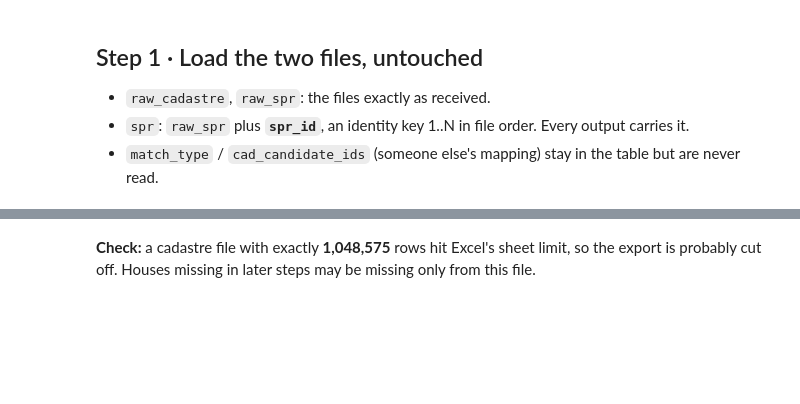
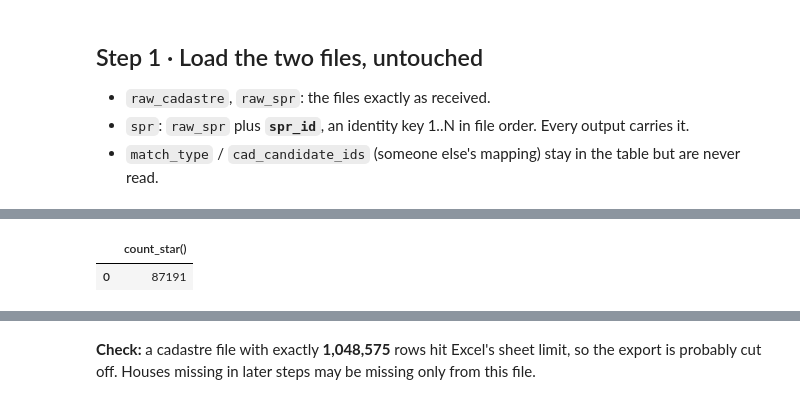
Before and after one commit to nareabg/spr-cadastre-mapping, a Jupyter notebook: walkthrough.ipynb, the cells around one changed output, grey strips where cells are left out. Drawn from its saved outputs; the diff is of its cells as text; code cells hidden in the pictures; blank space fills up the shorter version.

```diff
--- a/walkthrough.ipynb
+++ b/walkthrough.ipynb
@@ -44,4 +46,9 @@ q("""SELECT 'cadastre' AS file, count(*) AS rows FROM cadastre
 | 1 | spr | 614083 |
+# %%
+q("SELECT count(*) FROM spr where COALESCE(match_type, '') = 'AMBIGUOUS'")
+# %% [output]
+|  | count_star() |
+| 0 | 87191 |
 # %%
 q('SELECT * FROM spr ORDER BY spr_id LIMIT 5')
 # %% [output]
```
Also changed, not shown: parts of 25 cells of this notebook, 13 other files.
